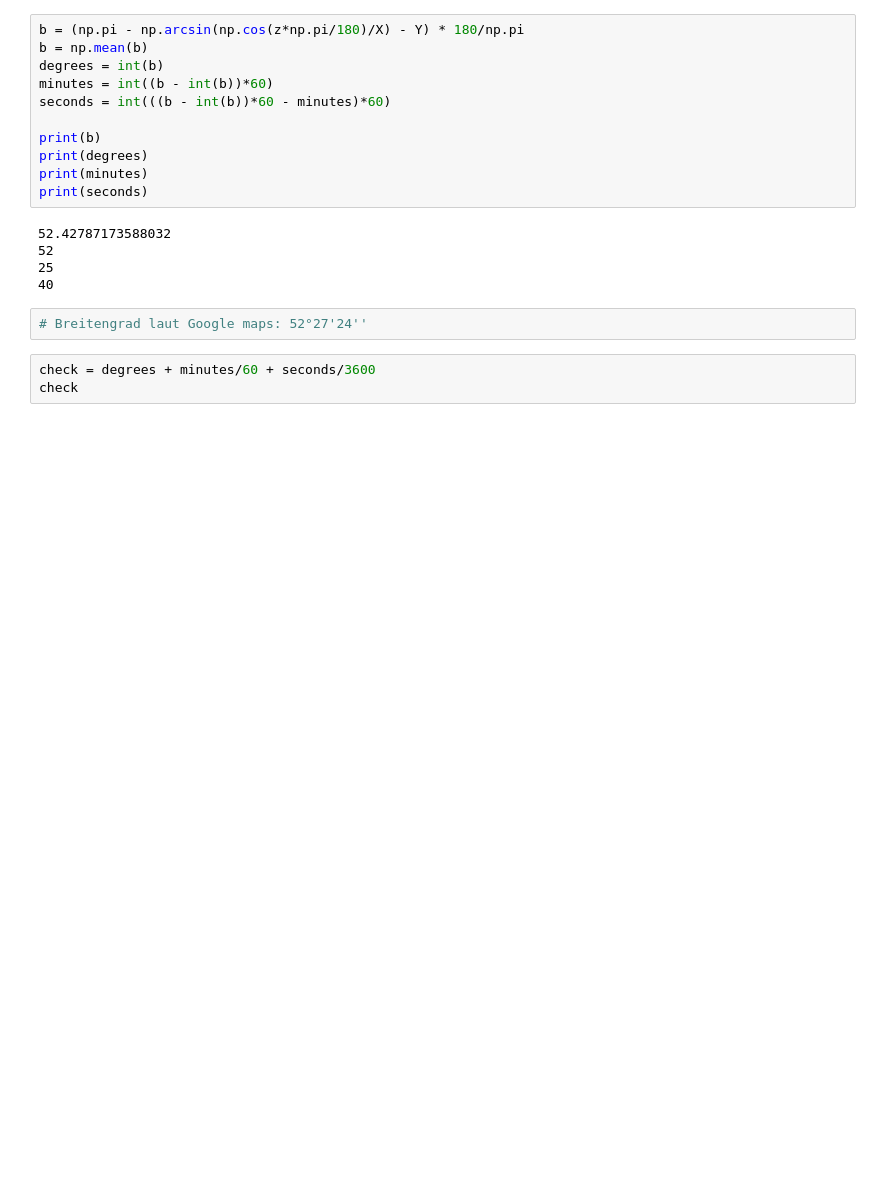
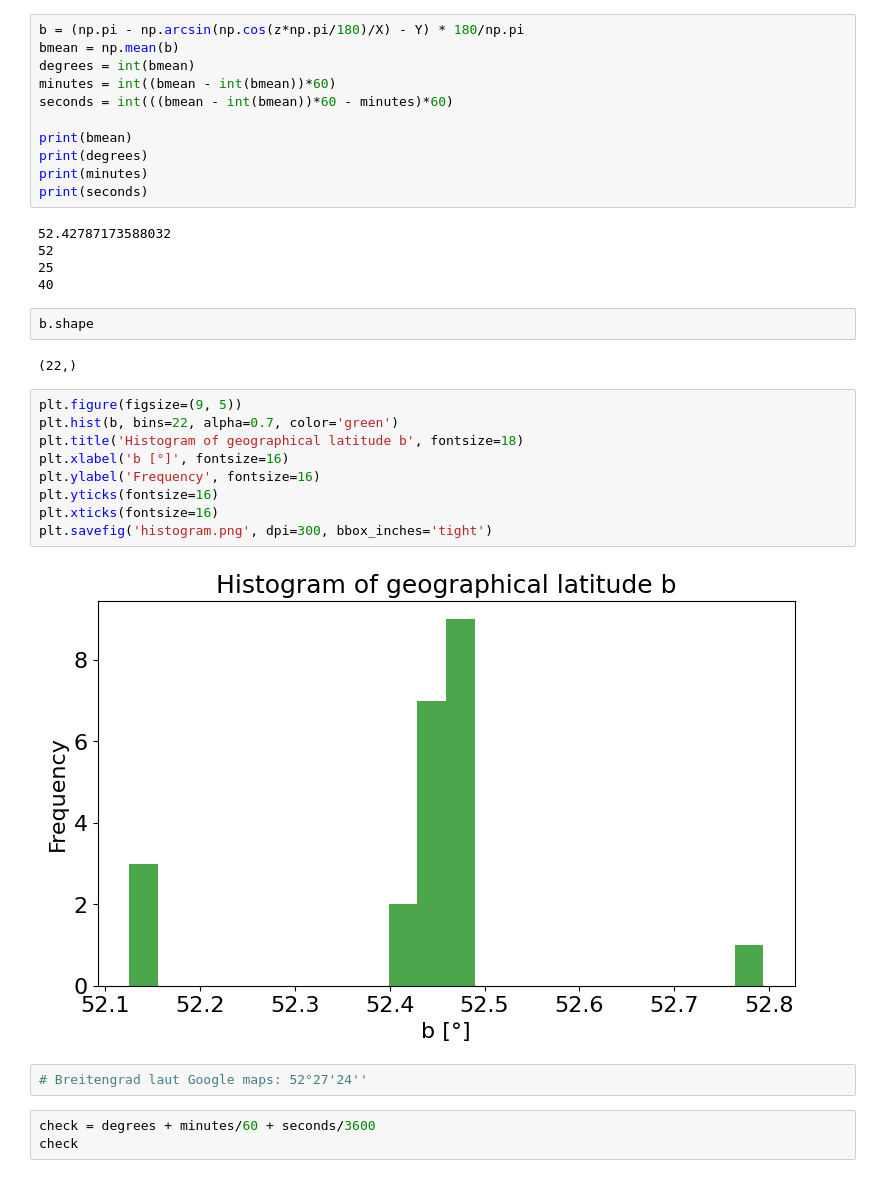
Before and after one commit to sofiasmg/ExpAstro, a Jupyter notebook: Lab1/Python/lab1-auswertung-new.ipynb, the cells around one changed output. Drawn from its saved outputs; the diff is of its cells as text; blank space fills up the shorter version.

Commit message:
hist

```diff
--- a/Lab1/Python/lab1-auswertung-new.ipynb
+++ b/Lab1/Python/lab1-auswertung-new.ipynb
@@ -91,12 +91,12 @@ print((Y + b) > np.pi/2)
 -> First solution for b!
 # %%
 b = (np.pi - np.arcsin(np.cos(z*np.pi/180)/X) - Y) * 180/np.pi
-b = np.mean(b)
-degrees = int(b)
-minutes = int((b - int(b))*60)
-seconds = int(((b - int(b))*60 - minutes)*60)
+bmean = np.mean(b)
+degrees = int(bmean)
+minutes = int((bmean - int(bmean))*60)
+seconds = int(((bmean - int(bmean))*60 - minutes)*60)
 
-print(b)
+print(bmean)
 print(degrees)
 print(minutes)
 print(seconds)
@@ -105,6 +105,21 @@ print(seconds)
 52
 25
 40
+# %%
+b.shape
+# %% [output]
+(22,)
+# %%
+plt.figure(figsize=(9, 5))
+plt.hist(b, bins=22, alpha=0.7, color='green')
+plt.title('Histogram of geographical latitude b', fontsize=18)
+plt.xlabel('b [°]', fontsize=16)
+plt.ylabel('Frequency', fontsize=16)
+plt.yticks(fontsize=16)
+plt.xticks(fontsize=16)
+plt.savefig('histogram.png', dpi=300, bbox_inches='tight')
+# %% [output]
+[figure, added]
 # %%
 # Breitengrad laut Google maps: 52°27'24''
 # %%
```
Also changed, not shown: 1 other file.
